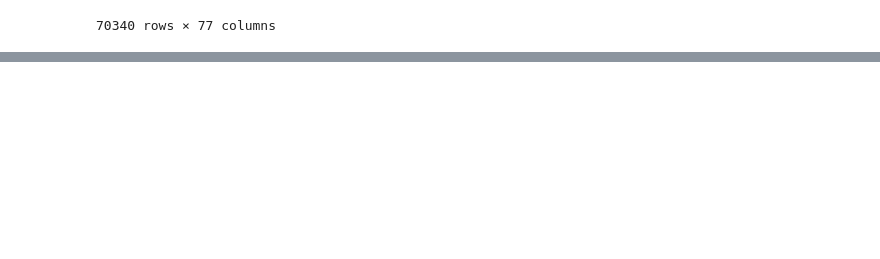
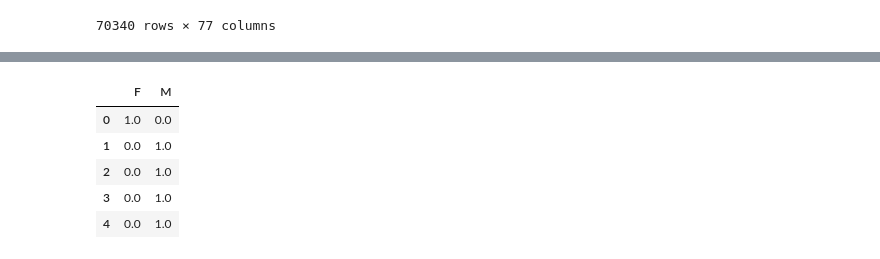
Before and after one commit to devPach4545/CSE_151A, a Jupyter notebook: CSE_151A_Project.ipynb, the cells around one changed output, grey strips where cells are left out. Saved outputs shown, nothing was run; the diff lists cells and outputs as text; code cells hidden in the pictures; blank space fills up the shorter version.

Commit message:
Uyen Le - encoding

```diff
--- a/CSE_151A_Project.ipynb
+++ b/CSE_151A_Project.ipynb
@@ -580,3 +580,16 @@ MultiIndex([('AB',),
+# %%
+#encode gender - Uyen
+myohe = OneHotEncoder()
+myohe_gender = myohe.fit_transform(data.Gender.values.reshape(-1,1)).toarray()
+df_gender = pd.DataFrame(myohe_gender, columns = list(myohe.categories_))
+df_gender.head()
+# %% [output]
+|  | F | M |
+| 0 | 1.0 | 0.0 |
+| 1 | 0.0 | 1.0 |
+| 2 | 0.0 | 1.0 |
+| 3 | 0.0 | 1.0 |
+| 4 | 0.0 | 1.0 |
 # %%
 #Now, to train the first model. I am assuming we can use multilable logistice regression
 # %%
```
Also changed, not shown: parts of 5 cells of this notebook.
